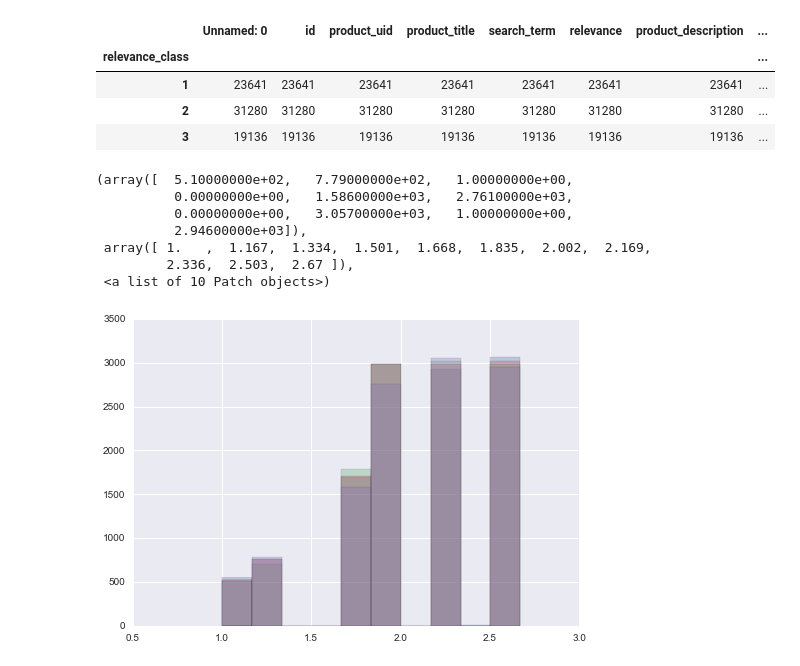
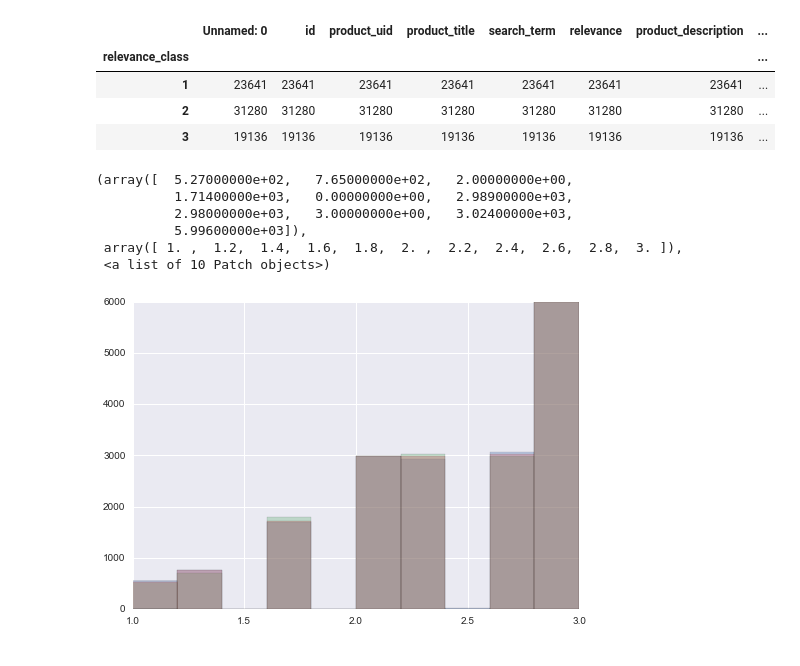
Before and after one commit to zxzjim/MyThinkful, a Jupyter notebook: CapStoneProject_n/Home Depot Product Search Relevance.ipynb, the cells around one changed output. Drawn from its saved outputs; the diff is of its cells as text; code cells hidden in the pictures.

```diff
--- a/CapStoneProject_n/Home Depot Product Search Relevance.ipynb
+++ b/CapStoneProject_n/Home Depot Product Search Relevance.ipynb
@@ -1159,25 +1061,26 @@ train_sub2_sub1 = train_sub2.iloc[0:6000]
 train_sub2_sub2 = train_sub2.iloc[6000:12000]
 train_sub2_sub3 = train_sub2.iloc[12000:18000]
 train_sub2_sub4 = train_sub2.iloc[18000:24000]
+
+train_sub3_sub1 = train_sub3.iloc[0:6000]
+train_sub3_sub2 = train_sub3.iloc[6000:12000]
+train_sub3_sub3 = train_sub3.iloc[12000:18000]
 # %%
-train_sub1sub2_sub1 = pd.concat([train_sub1_sub1, train_sub2_sub1])
-train_sub1sub2_sub2 = pd.concat([train_sub1_sub2, train_sub2_sub2])
-train_sub1sub2_sub3 = pd.concat([train_sub1_sub3, train_sub2_sub3])
-train_sub1sub2_sub4 = pd.concat([train_sub1_sub4, train_sub2_sub4])
+train_sub1sub2_sub1 = pd.concat([train_sub1_sub1, train_sub2_sub1, train_sub3_sub1])
+train_sub1sub2_sub2 = pd.concat([train_sub1_sub2, train_sub2_sub2, train_sub3_sub2])
+train_sub1sub2_sub3 = pd.concat([train_sub1_sub3, train_sub2_sub3, train_sub3_sub3])
 # %%
 plt.hist(train_sub1sub2_sub1['relevance'], alpha=.3)
 plt.hist(train_sub1sub2_sub2['relevance'], alpha=.3)
 plt.hist(train_sub1sub2_sub3['relevance'], alpha=.3)
-plt.hist(train_sub1sub2_sub4['relevance'], alpha=.3)
 # %% [output]
-(array([  5.10000000e+02,   7.79000000e+02,   1.00000000e+00,
-          0.00000000e+00,   1.58600000e+03,   2.76100000e+03,
-          0.00000000e+00,   3.05700000e+03,   1.00000000e+00,
-          2.94600000e+03]),
- array([ 1.   ,  1.167,  1.334,  1.501,  1.668,  1.835,  2.002,  2.169,
-         2.336,  2.503,  2.67 ]),
+(array([  5.27000000e+02,   7.65000000e+02,   2.00000000e+00,
+          1.71400000e+03,   0.00000000e+00,   2.98900000e+03,
+          2.98000000e+03,   3.00000000e+00,   3.02400000e+03,
+          5.99600000e+03]),
+ array([ 1. ,  1.2,  1.4,  1.6,  1.8,  2. ,  2.2,  2.4,  2.6,  2.8,  3. ]),
  <a list of 10 Patch objects>)
-[figure, old version]
+[figure, new version]
 # %%
 reg_sub1 = do_rfa_reg(train_sub1sub2_sub1, feature_columns)
 # %% [output]
```
Also changed, not shown: parts of 28 cells of this notebook.
